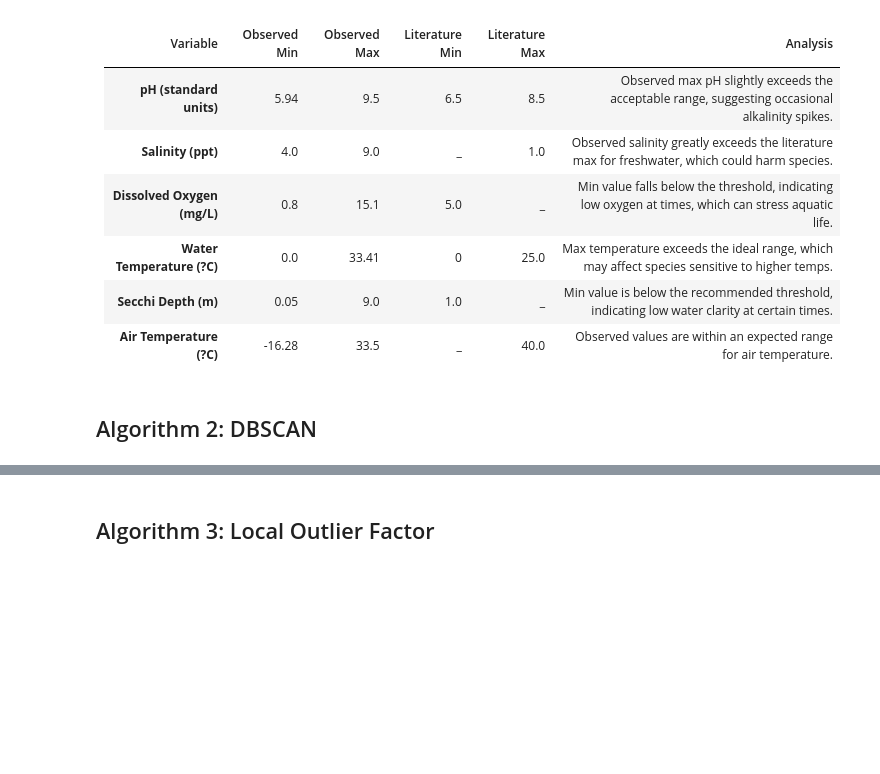
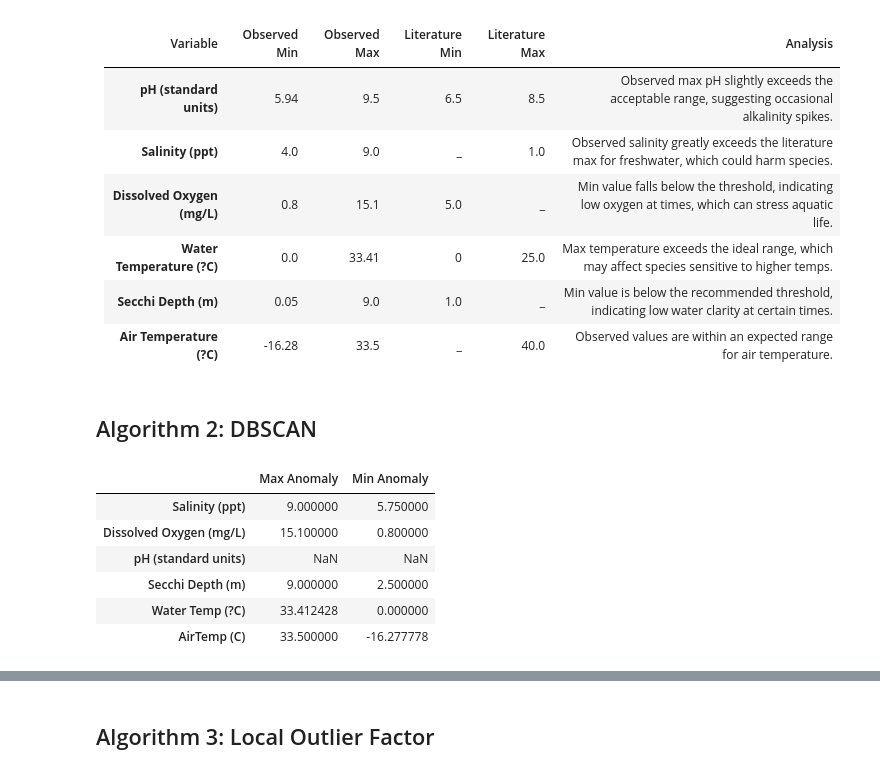
Before and after one commit to nadadroussi/ML_project, a Jupyter notebook: notebooks/final_notebook.ipynb, the cells around one changed output, grey strips where cells are left out. Drawn from its saved outputs; the diff is of its cells as text; code cells hidden in the pictures; blank space fills up the shorter version.

```diff
--- a/notebooks/final_notebook.ipynb
+++ b/notebooks/final_notebook.ipynb
@@ -394,3 +394,32 @@ fig.update_layout(showlegend=False)
 
 fig.update_layout(height=800, width=1000)
 fig.show()
+# %%
+# Calculating average, max, min values of anomalies
+anomaly_columns = [
+    'Salinity (ppt)', 'Dissolved Oxygen (mg/L)', 'pH (standard units)',
+    'Secchi Depth (m)', 'Water Temp (?C)', 'AirTemp (C)'
+]
+
+# Dictionary to store results
+anomaly_stats = {}
+
+for col in anomaly_columns:
+    # Filter anomalies only
+    anomaly_values = select_df.loc[select_df[f"{col}_anomaly"], col]
+    anomaly_stats[col] = {
+        'Max Anomaly': anomaly_values.max(),
+        'Min Anomaly': anomaly_values.min()
+    }
+
+anomaly_stats  = pd.DataFrame(anomaly_stats).T
+# %%
+anomaly_stats
+# %% [output]
+|  | Max Anomaly | Min Anomaly |
+| Salinity (ppt) | 9.000000 | 5.750000 |
+| Dissolved Oxygen (mg/L) | 15.100000 | 0.800000 |
+| pH (standard units) | NaN | NaN |
+| Secchi Depth (m) | 9.000000 | 2.500000 |
+| Water Temp (?C) | 33.412428 | 0.000000 |
+| AirTemp (C) | 33.500000 | -16.277778 |
```
Also changed, not shown: parts of 1 cell of this notebook.
